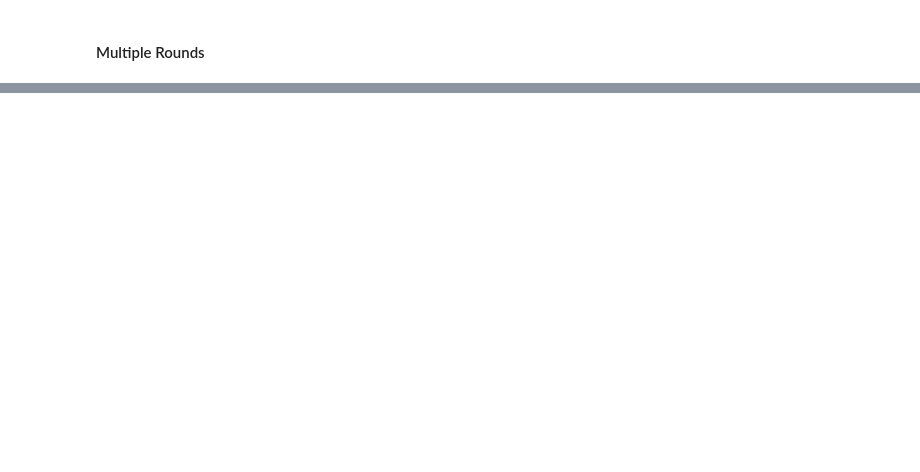
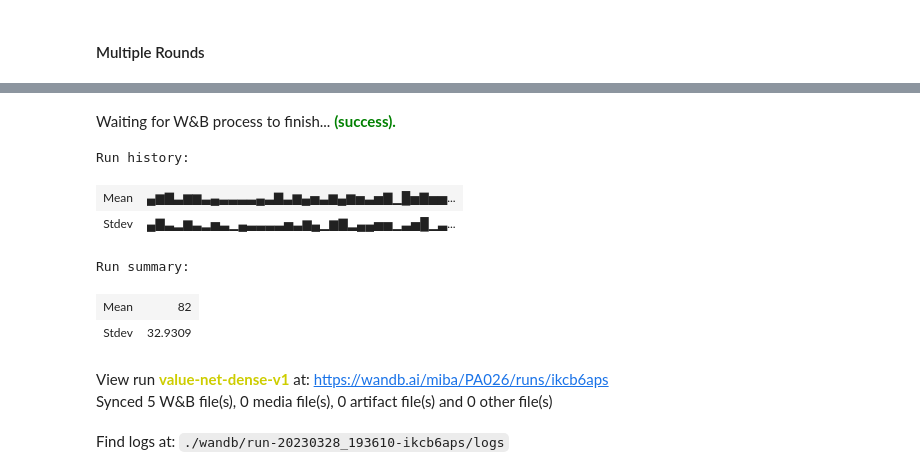
Before and after one commit to balgot/mathematico-ai, a Jupyter notebook: notebooks/td0_RL.ipynb, the cells around one changed output, grey strips where cells are left out. Cells and saved outputs as stored; diff of their text form; code cells hidden in the pictures; blank space fills up the shorter version.

```diff
--- a/notebooks/td0_RL.ipynb
+++ b/notebooks/td0_RL.ipynb
@@ -514,0 +331,13 @@ mean=81 stdev=24.244128727957577
+# %%
+wandb.finish()
+# %% [output]
+Waiting for W&B process to finish... (success).
+Run history:
+| Mean | ▄▆▇▃▆▆▃▄▃▃▃▃▄▃▇▃▆▄▅▃▆▄▆▅▃▅▇▁█▅▇▅▅... |
+| Stdev | ▄▇▃▂▆▃▂▅▃▁▄▃▃▃▃▅▃▆▄▁▆▇▂▄▄▅▅▁▃▅█▁▃... |
+Run summary:
+| Mean | 82 |
+| Stdev | 32.9309 |
+View run value-net-dense-v1 at: https://wandb.ai/miba/PA026/runs/ikcb6aps
+Synced 5 W&B file(s), 0 media file(s), 0 artifact file(s) and 0 other file(s)
+Find logs at: ./wandb/run-20230328_193610-ikcb6aps/logs
```
Also changed, not shown: parts of 16 cells of this notebook, 3 other files.
